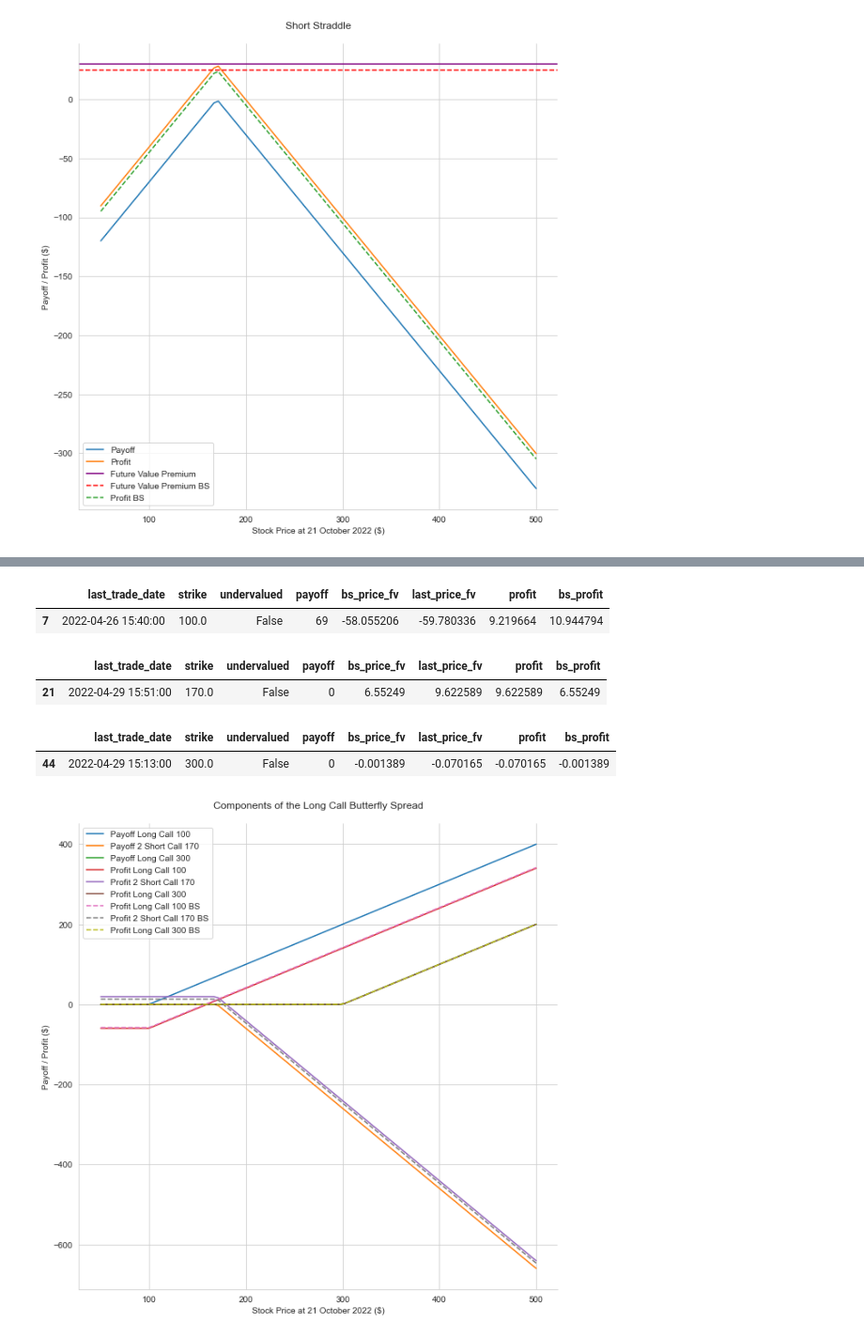
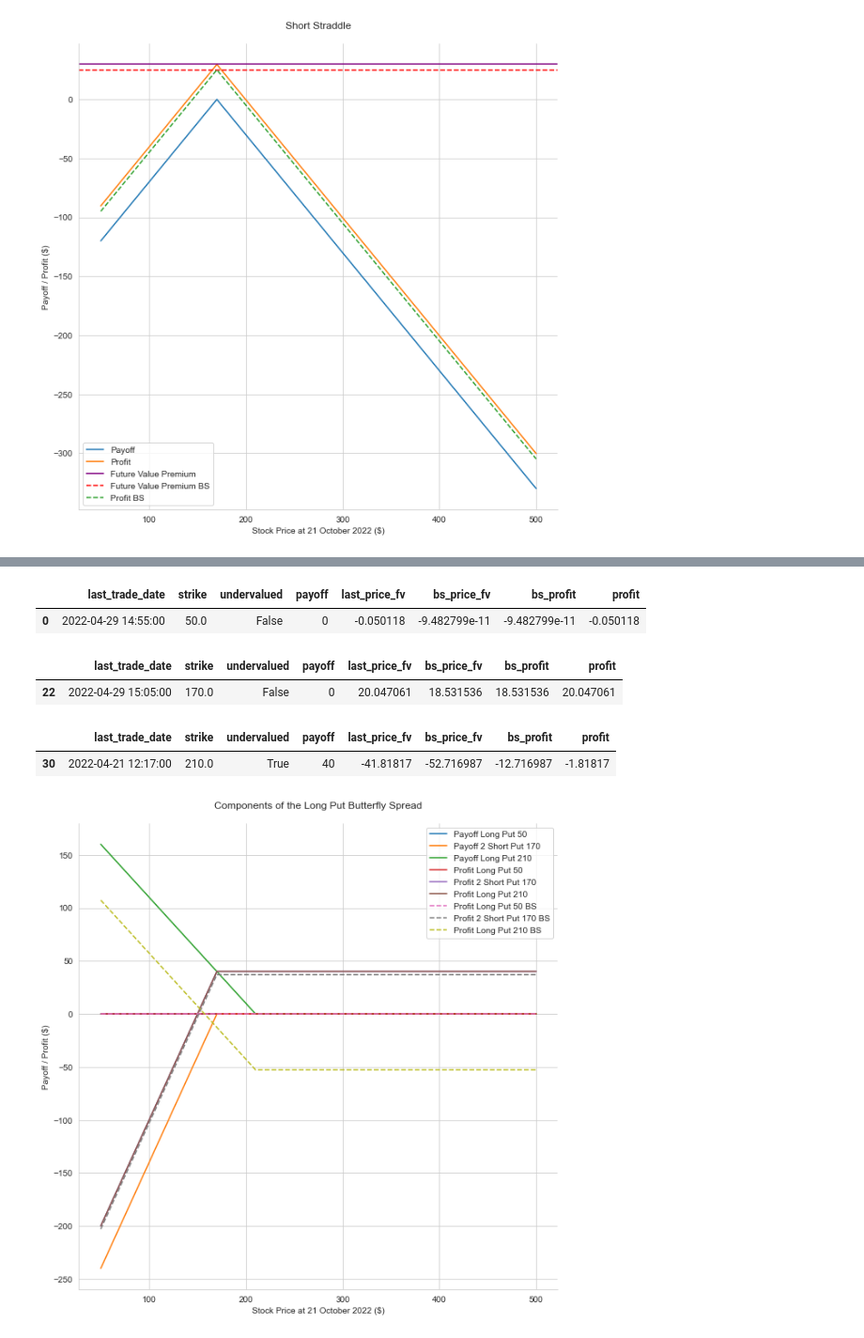
Before and after one commit to dennisjooo/Apple-BlackScholes-GBM, a Jupyter notebook: UTS_Code.ipynb, the cells around one changed output, grey strips where cells are left out. Shown at 94% size. Drawn from its saved outputs; the diff is of its cells as text; code cells hidden in the pictures.

```diff
--- a/UTS_Code.ipynb
+++ b/UTS_Code.ipynb
@@ -483,21 +491,21 @@ plt.show()
 # %%
 # Pulling the 100 long call data
-call_100 = calls_long.loc[calls['strike'] == 100]
-display(call_100)
+put_50 = puts_long.loc[puts['strike'] == 50]
+display(put_50)
 
 # Pulling the 170 short call data
-call_170 = calls_short.loc[calls['strike'] == 170]
-display(call_170)
+put_170 = puts_short.loc[puts['strike'] == 170]
+display(put_170)
 
 # Pulling the 300 long call data
-call_300 = calls_long.loc[calls['strike'] == 300]
-display(call_300)
+put_210= puts_long.loc[puts['strike'] == 210]
+display(put_210)
 # %% [output]
-|  | last_trade_date | strike | undervalued | payoff | bs_price_fv | last_price_fv | profit | bs_profit |
-| 7 | 2022-04-26 15:40:00 | 100.0 | False | 69 | -58.055206 | -59.780336 | 9.219664 | 10.944794 |
+|  | last_trade_date | strike | undervalued | payoff | last_price_fv | bs_price_fv | bs_profit | profit |
+| 0 | 2022-04-29 14:55:00 | 50.0 | False | 0 | -0.050118 | -9.482799e-11 | -9.482799e-11 | -0.050118 |
-|  | last_trade_date | strike | undervalued | payoff | bs_price_fv | last_price_fv | profit | bs_profit |
-| 21 | 2022-04-29 15:51:00 | 170.0 | False | 0 | 6.55249 | 9.622589 | 9.622589 | 6.55249 |
+|  | last_trade_date | strike | undervalued | payoff | last_price_fv | bs_price_fv | bs_profit | profit |
+| 22 | 2022-04-29 15:05:00 | 170.0 | False | 0 | 20.047061 | 18.531536 | 18.531536 | 20.047061 |
-|  | last_trade_date | strike | undervalued | payoff | bs_price_fv | last_price_fv | profit | bs_profit |
-| 44 | 2022-04-29 15:13:00 | 300.0 | False | 0 | -0.001389 | -0.070165 | -0.070165 | -0.001389 |
+|  | last_trade_date | strike | undervalued | payoff | last_price_fv | bs_price_fv | bs_profit | profit |
+| 30 | 2022-04-21 12:17:00 | 210.0 | True | 40 | -41.81817 | -52.716987 | -12.716987 | -1.81817 |
 # %%
 # Initiating some empty arrays
@@ -529,12 +537,12 @@ for stock_price in s_t:
 # %%
 # Calculating the profit of the option using the future value of the last trading price
-profit_call_100 = call_100['last_price_fv'].values + payoff_call_100
-profit_call_170 = 2 * call_170['last_price_fv'].values + payoff_call_170
-profit_call_300 = call_300['last_price_fv'].values + payoff_call_300
+profit_put_50 = put_50['last_price_fv'].values + payoff_put_50
+profit_put_170 = 2 * put_170['last_price_fv'].values + payoff_put_170
+profit_put_210 = put_210['last_price_fv'].values + payoff_put_210
 
 # Calculating the profit of the option using the future value of the Black Scholes price
-profit_call_100_bs = call_100['bs_price_fv'].values + payoff_call_100
-profit_call_170_bs = 2 * call_170['bs_price_fv'].values + payoff_call_170
-profit_call_300_bs = call_300['bs_price_fv'].values + payoff_call_300
+profit_put_50_bs = put_50['bs_price_fv'].values + payoff_put_50
+profit_put_170_bs = 2 * put_170['bs_price_fv'].values + payoff_put_170
+profit_put_210_bs = put_210['bs_price_fv'].values + payoff_put_210
 # %%
 # Calculating the join payoff, premiums, and profit using both last trading price and Black Scholes price
@@ -546,36 +565,36 @@ join_profit_bs = profit_call_100_bs + profit_call_170_bs + profit_call_300_bs
 # %%
 # Setting up the figure
 plt.figure(figsize = (10, 10))
 
 # Plotting the payoff curve
-plt.plot(s_t, payoff_call_100, label = 'Payoff Long Call 100')
-plt.plot(s_t, payoff_call_170, label = 'Payoff 2 Short Call 170')
-plt.plot(s_t, payoff_call_300, label = 'Payoff Long Call 300')
+plt.plot(s_t, payoff_put_50, label = 'Payoff Long Put 50')
+plt.plot(s_t, payoff_put_170, label = 'Payoff 2 Short Put 170')
+plt.plot(s_t, payoff_put_210, label = 'Payoff Long Put 210')
 
 # Plotting the profit curve using future value of last price as premium
-plt.plot(s_t, profit_call_100, label = 'Profit Long Call 100')
-plt.plot(s_t, profit_call_170, label = 'Profit 2 Short Call 170')
-plt.plot(s_t, profit_call_300, label = 'Profit Long Call 300')
+plt.plot(s_t, profit_put_50, label = 'Profit Long Put 50')
+plt.plot(s_t, profit_put_170, label = 'Profit 2 Short Put 170')
+plt.plot(s_t, profit_put_170, label = 'Profit Long Put 210')
 
 # Plotting the profit curve using the future value of the Black Scholes price as premium
-plt.plot(s_t, profit_call_100_bs, label = 'Profit Long Call 100 BS', linestyle = 'dashed')
-plt.plot(s_t, profit_call_170_bs, label = 'Profit 2 Short Call 170 BS', linestyle = 'dashed')
-plt.plot(s_t, profit_call_300_bs, label = 'Profit Long Call 300 BS', linestyle = 'dashed')
+plt.plot(s_t, profit_put_50_bs, label = 'Profit Long Put 50 BS', linestyle = 'dashed')
+plt.plot(s_t, profit_put_170_bs, label = 'Profit 2 Short Put 170 BS', linestyle = 'dashed')
+plt.plot(s_t, profit_put_210_bs, label = 'Profit Long Put 210 BS', linestyle = 'dashed')
 
 # Plot settings
-plt.title('Components of the Long Call Butterfly Spread', y = 1.02, fontsize = 12)
+plt.title('Components of the Long Put Butterfly Spread', y = 1.02, fontsize = 12)
 plt.xlabel('Stock Price at 21 October 2022 ($)')
 plt.ylabel('Payoff / Profit ($)')
 plt.legend()
 sns.despine()
 
 # Saving the plot
 plt.savefig('Graphs\long_butterfly_components.png', dpi = 500, transparent = True)
 
 # Displaying the plot
 plt.show()
 # %% [output]
-[figure, old version]
+[figure, new version]
 # %%
 # Setting the figure
 plt.figure(figsize = (10, 10))
```
Also changed, not shown: parts of 14 cells of this notebook, 12 other files.
